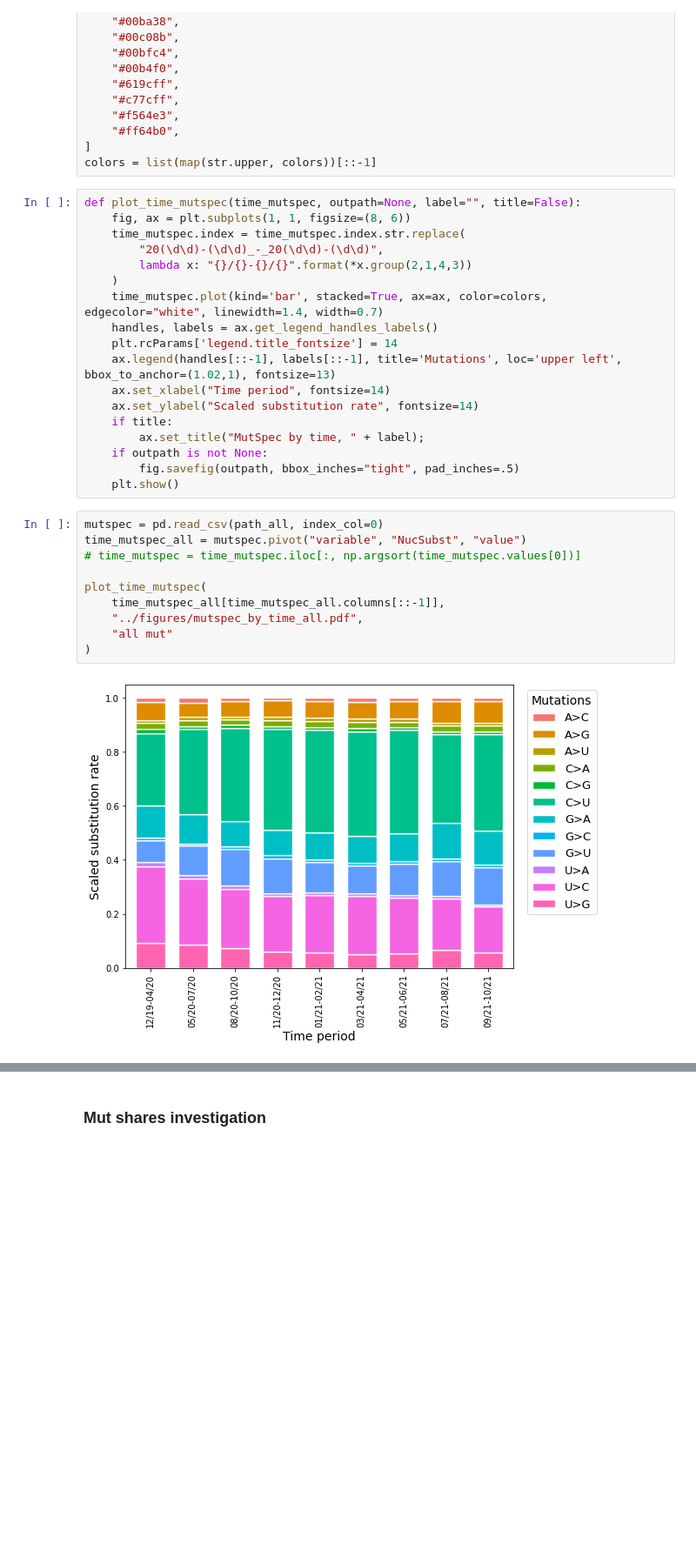
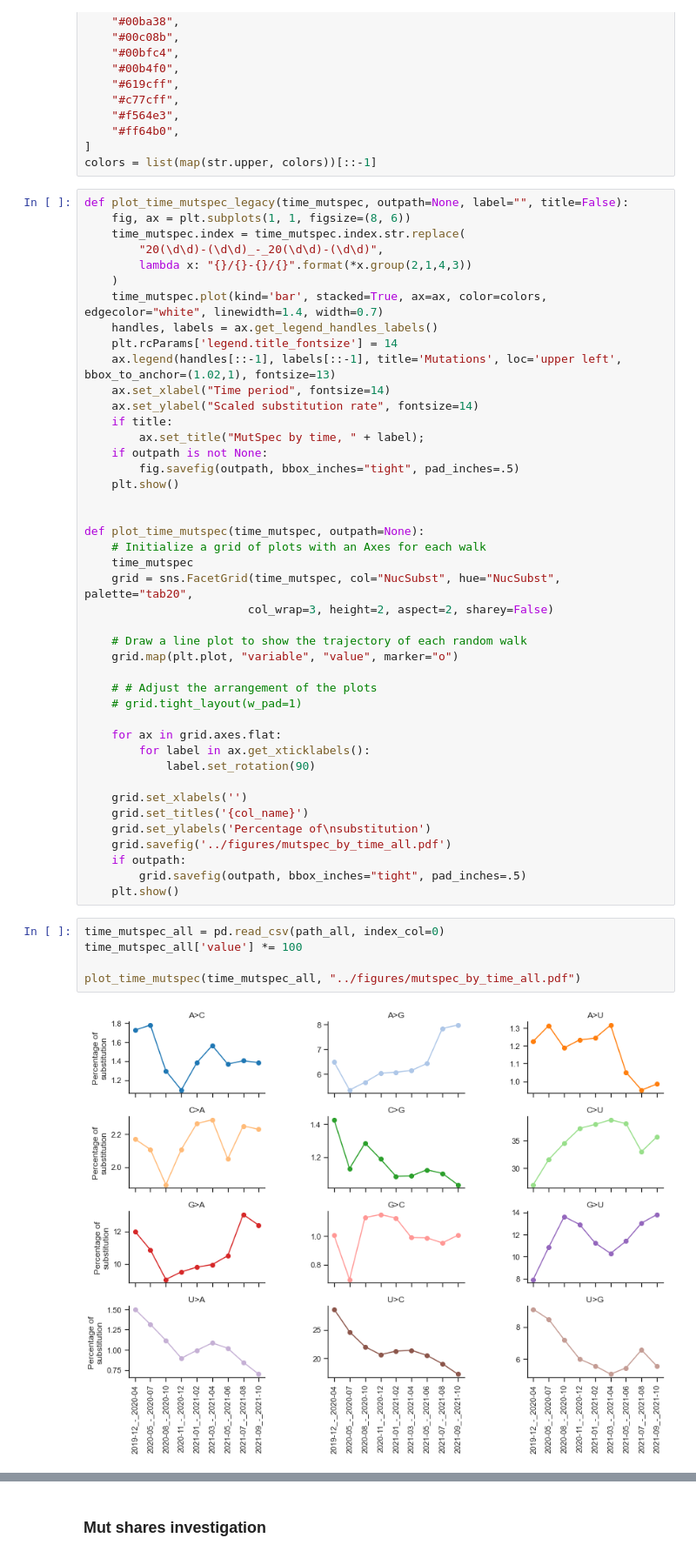
Before and after one commit to mitoclub/RNAViralMutSpec, a Jupyter notebook: notebooks/11.plot_time_mutspec.ipynb, the cells around one changed output, grey strips where cells are left out. Shown at 87% size. Saved outputs shown, nothing was run; the diff lists cells and outputs as text; blank space fills up the shorter version.

Commit message:
new plots mutspec_by_time

```diff
--- a/notebooks/11.plot_time_mutspec.ipynb
+++ b/notebooks/11.plot_time_mutspec.ipynb
@@ -27,7 +27,7 @@ colors = [
 ]
 colors = list(map(str.upper, colors))[::-1]
 # %%
-def plot_time_mutspec(time_mutspec, outpath=None, label="", title=False):
+def plot_time_mutspec_legacy(time_mutspec, outpath=None, label="", title=False):
     fig, ax = plt.subplots(1, 1, figsize=(8, 6))
     time_mutspec.index = time_mutspec.index.str.replace(
         "20(\d\d)-(\d\d)_-_20(\d\d)-(\d\d)",
@@ -44,16 +44,36 @@ def plot_time_mutspec(time_mutspec, outpath=None, label="", title=False):
     if outpath is not None:
         fig.savefig(outpath, bbox_inches="tight", pad_inches=.5)
     plt.show()
+
+
+def plot_time_mutspec(time_mutspec, outpath=None):
+    # Initialize a grid of plots with an Axes for each walk
+    time_mutspec
+    grid = sns.FacetGrid(time_mutspec, col="NucSubst", hue="NucSubst", palette="tab20",
+                        col_wrap=3, height=2, aspect=2, sharey=False)
+
+    # Draw a line plot to show the trajectory of each random walk
+    grid.map(plt.plot, "variable", "value", marker="o")
+
+    # # Adjust the arrangement of the plots
+    # grid.tight_layout(w_pad=1)
+
+    for ax in grid.axes.flat:
+        for label in ax.get_xticklabels():
+            label.set_rotation(90)
+
+    grid.set_xlabels('')
+    grid.set_titles('{col_name}')
+    grid.set_ylabels('Percentage of\nsubstitution')
+    grid.savefig('../figures/mutspec_by_time_all.pdf')
+    if outpath:
+        grid.savefig(outpath, bbox_inches="tight", pad_inches=.5)
+    plt.show()
 # %%
-mutspec = pd.read_csv(path_all, index_col=0)
-time_mutspec_all = mutspec.pivot("variable", "NucSubst", "value")
-# time_mutspec = time_mutspec.iloc[:, np.argsort(time_mutspec.values[0])]
+time_mutspec_all = pd.read_csv(path_all, index_col=0)
+time_mutspec_all['value'] *= 100
 
-plot_time_mutspec(
-    time_mutspec_all[time_mutspec_all.columns[::-1]],
-    "../figures/mutspec_by_time_all.pdf",
-    "all mut"
-)
+plot_time_mutspec(time_mutspec_all, "../figures/mutspec_by_time_all.pdf")
 # %% [output]
-[figure, old version]
+[figure, new version]
 # %%
```
Also changed, not shown: parts of 5 cells of this notebook, 4 other files.
